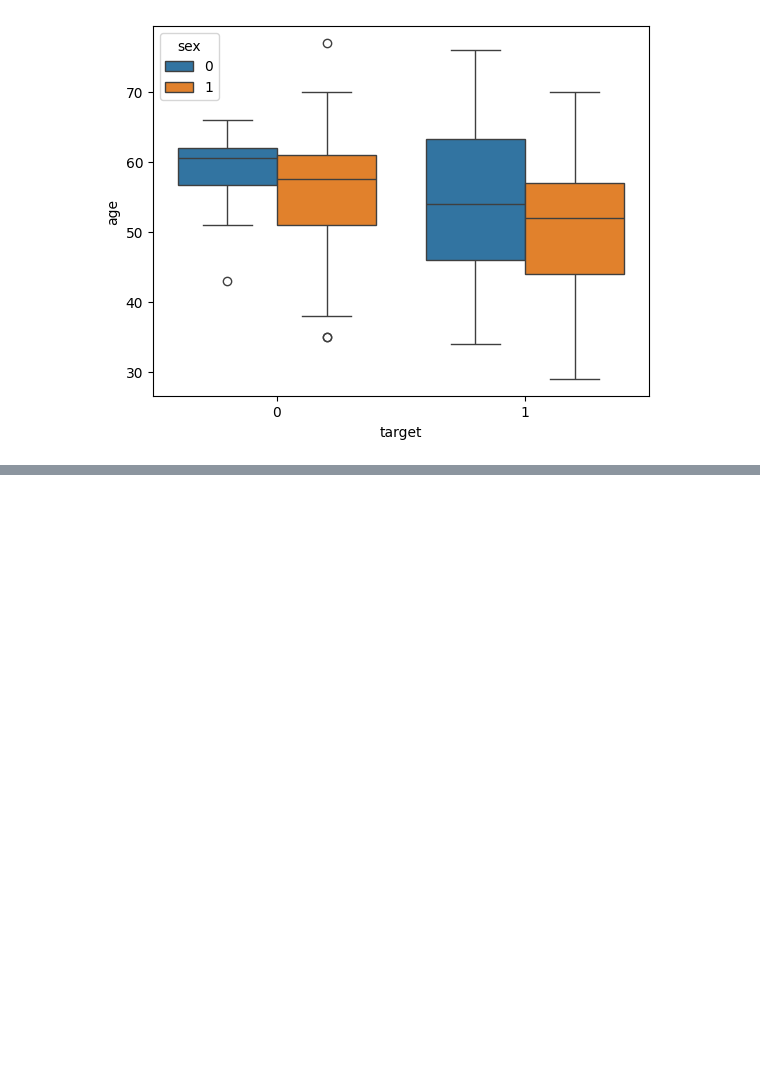
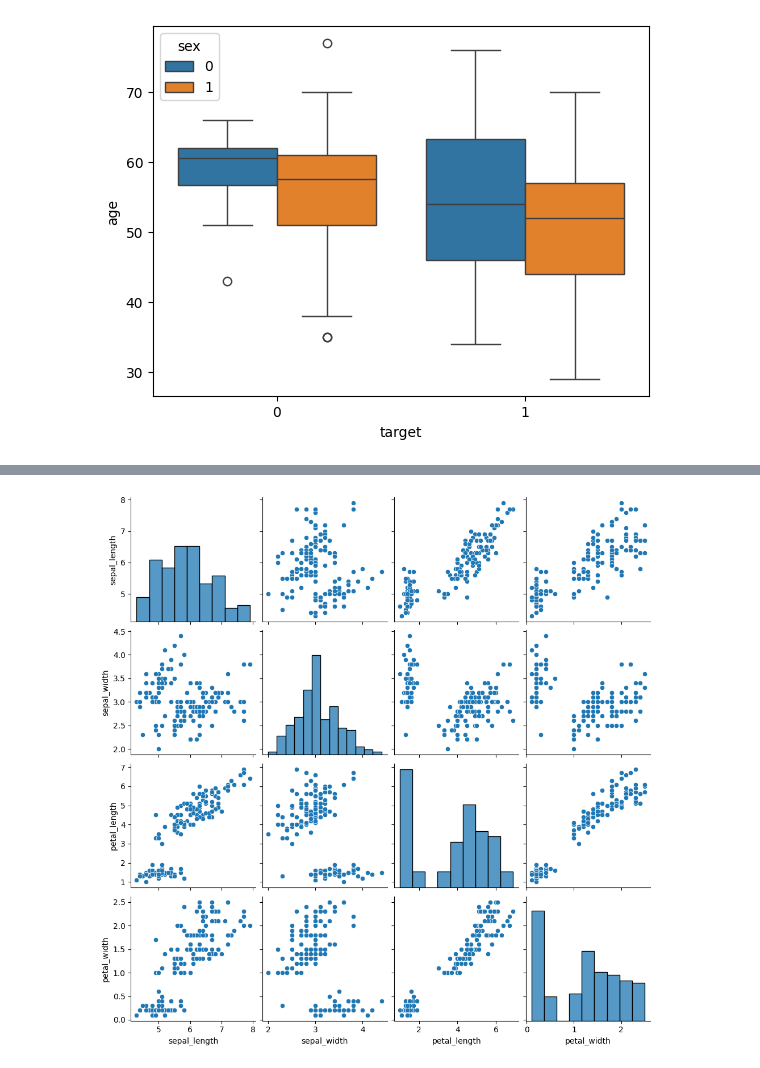
Before and after one commit to thanga-v2/Exploratory-Data-Analysis, a Jupyter notebook: visualization.ipynb, the cells around one changed output, grey strips where cells are left out. Drawn from its saved outputs; the diff is of its cells as text; code cells hidden in the pictures; blank space fills up the shorter version.

```diff
--- a/visualization.ipynb
+++ b/visualization.ipynb
@@ -261,0 +413,4 @@ sns.boxplot(x=data['target'], y=data['age'], hue=data['sex'])
+# %%
+sns.pairplot(iris);
+# %% [output]
+[figure, added]
```
Also changed, not shown: parts of 16 cells of this notebook.
